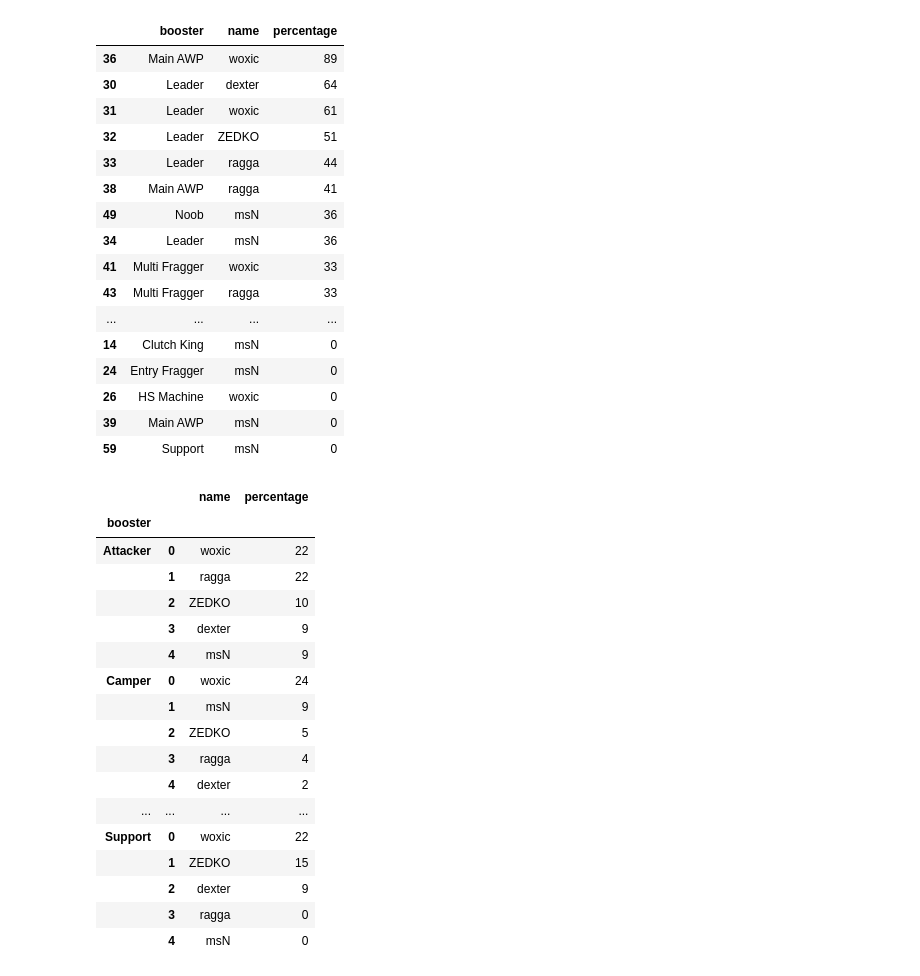
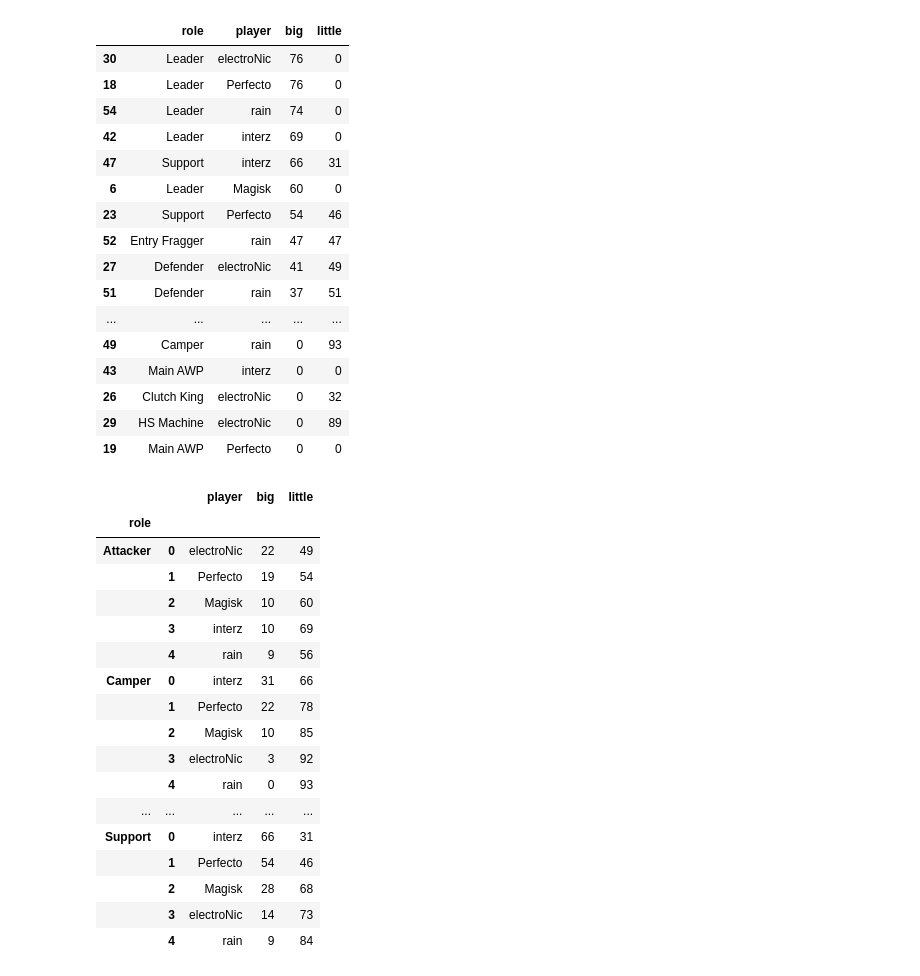
Before and after one commit to nilswiersma/hltv-fantasy-scraper, a Jupyter notebook: analyze_roles.ipynb, the cells around one changed output. Cells and saved outputs as stored; diff of their text form; code cells hidden in the pictures.

Commit message:
updated role notebook, attempt at player notebook

```diff
--- a/analyze_roles.ipynb
+++ b/analyze_roles.ipynb
@@ -8,4 +8,4 @@ import matplotlib.pyplot as plt
 
 import itertools
 # %%
-df = pd.read_pickle('pickles/294-roles.pkl')
+df = pd.read_pickle('pickles/295-roles.pkl')
@@ -123,41 +211,41 @@ df_role_per_name
 # %%
-df.sort_values(by='percentage', ascending=False)
+df.sort_values(by='big', ascending=False)
 # %% [output]
-|  | booster | name | percentage |
-| 36 | Main AWP | woxic | 89 |
-| 30 | Leader | dexter | 64 |
-| 31 | Leader | woxic | 61 |
-| 32 | Leader | ZEDKO | 51 |
-| 33 | Leader | ragga | 44 |
-| 38 | Main AWP | ragga | 41 |
-| 49 | Noob | msN | 36 |
-| 34 | Leader | msN | 36 |
-| 41 | Multi Fragger | woxic | 33 |
-| 43 | Multi Fragger | ragga | 33 |
-| ... | ... | ... | ... |
-| 14 | Clutch King | msN | 0 |
-| 24 | Entry Fragger | msN | 0 |
-| 26 | HS Machine | woxic | 0 |
-| 39 | Main AWP | msN | 0 |
-| 59 | Support | msN | 0 |
+|  | role | player | big | little |
+| 30 | Leader | electroNic | 76 | 0 |
+| 18 | Leader | Perfecto | 76 | 0 |
+| 54 | Leader | rain | 74 | 0 |
+| 42 | Leader | interz | 69 | 0 |
+| 47 | Support | interz | 66 | 31 |
+| 6 | Leader | Magisk | 60 | 0 |
+| 23 | Support | Perfecto | 54 | 46 |
+| 52 | Entry Fragger | rain | 47 | 47 |
+| 27 | Defender | electroNic | 41 | 49 |
+| 51 | Defender | rain | 37 | 51 |
+| ... | ... | ... | ... | ... |
+| 49 | Camper | rain | 0 | 93 |
+| 43 | Main AWP | interz | 0 | 0 |
+| 26 | Clutch King | electroNic | 0 | 32 |
+| 29 | HS Machine | electroNic | 0 | 89 |
+| 19 | Main AWP | Perfecto | 0 | 0 |
 # %%
-df.groupby('booster', group_keys=True).apply(lambda x: x[['name', 'percentage']].sort_values(by='percentage', ascending=False, ignore_index=True))
+df.groupby('role', group_keys=True).apply(lambda x: x[['player', 'big', 'little']].sort_values(by='big', ascending=False, ignore_index=True))
 # %% [output]
-|  |  | name | percentage |
-| booster |  |  |  |
-| Attacker | 0 | woxic | 22 |
-|  | 1 | ragga | 22 |
-|  | 2 | ZEDKO | 10 |
-|  | 3 | dexter | 9 |
-|  | 4 | msN | 9 |
-| Camper | 0 | woxic | 24 |
-|  | 1 | msN | 9 |
-|  | 2 | ZEDKO | 5 |
-|  | 3 | ragga | 4 |
-|  | 4 | dexter | 2 |
-| ... | ... | ... | ... |
-| Support | 0 | woxic | 22 |
-|  | 1 | ZEDKO | 15 |
-|  | 2 | dexter | 9 |
-|  | 3 | ragga | 0 |
-|  | 4 | msN | 0 |
+|  |  | player | big | little |
+| role |  |  |  |  |
+| Attacker | 0 | electroNic | 22 | 49 |
+|  | 1 | Perfecto | 19 | 54 |
+|  | 2 | Magisk | 10 | 60 |
+|  | 3 | interz | 10 | 69 |
+|  | 4 | rain | 9 | 56 |
+| Camper | 0 | interz | 31 | 66 |
+|  | 1 | Perfecto | 22 | 78 |
+|  | 2 | Magisk | 10 | 85 |
+|  | 3 | electroNic | 3 | 92 |
+|  | 4 | rain | 0 | 93 |
+| ... | ... | ... | ... | ... |
+| Support | 0 | interz | 66 | 31 |
+|  | 1 | Perfecto | 54 | 46 |
+|  | 2 | Magisk | 28 | 68 |
+|  | 3 | electroNic | 14 | 73 |
+|  | 4 | rain | 9 | 84 |
```
Also changed, not shown: parts of 8 cells of this notebook, 1 other file.
